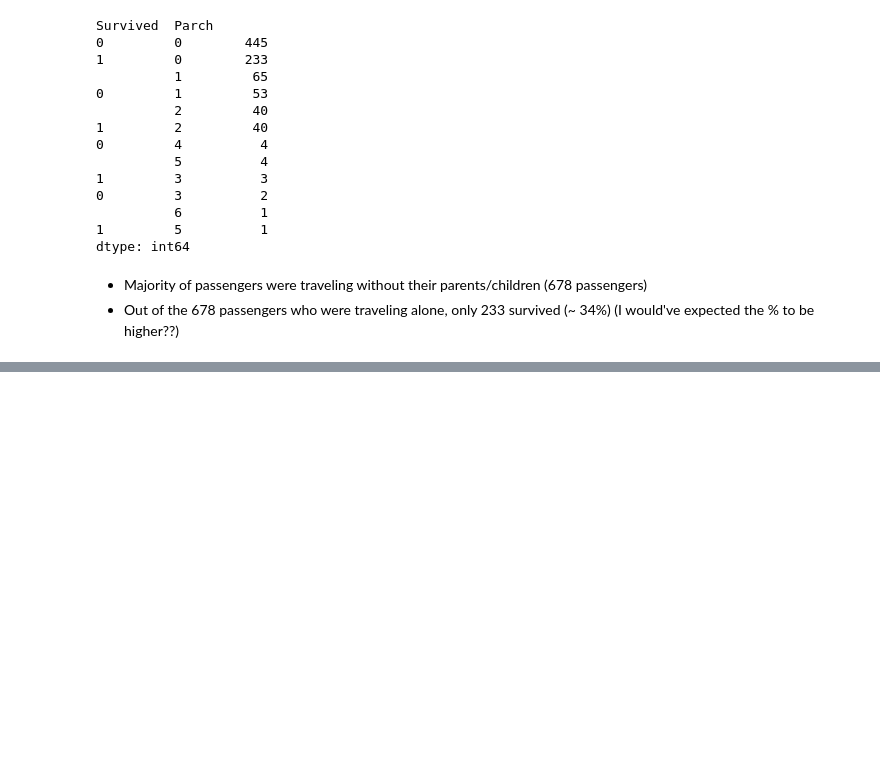
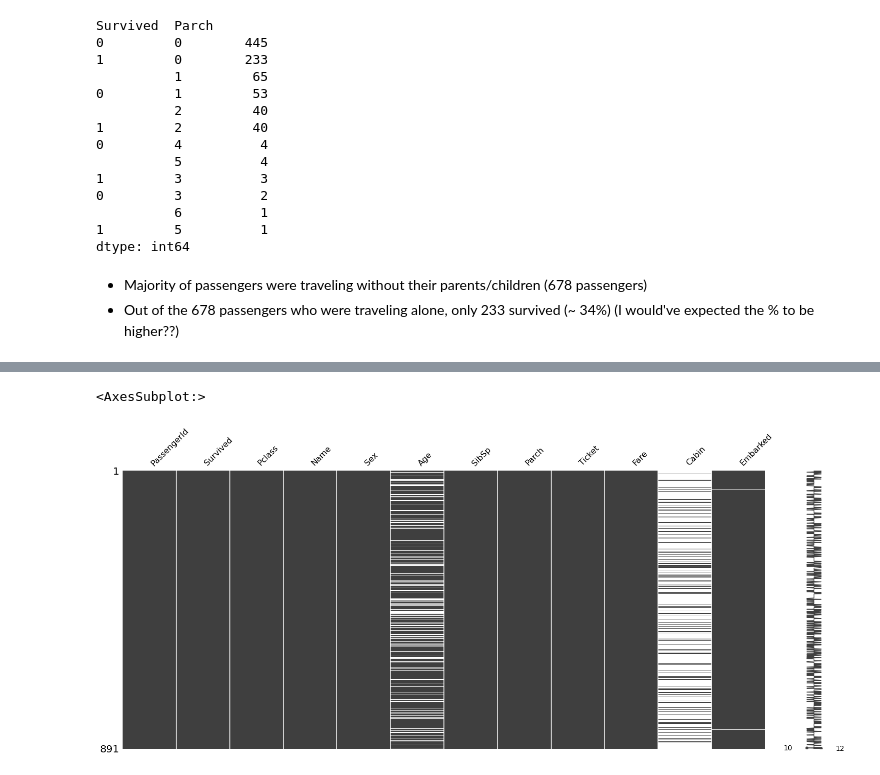
Before and after one commit to jay619/Kaggle-Competitions, a Jupyter notebook: 1-Titanic/titanic.ipynb, the cells around one changed output, grey strips where cells are left out. Drawn from its saved outputs; the diff is of its cells as text; code cells hidden in the pictures; blank space fills up the shorter version.

```diff
--- a/1-Titanic/titanic.ipynb
+++ b/1-Titanic/titanic.ipynb
@@ -191,0 +200,5 @@ from sklearn.naive_bayes import GaussianNB
+# %%
+miss.matrix(train)
+# %% [output]
+<AxesSubplot:>
+[figure, added]
```
Also changed, not shown: parts of 7 cells of this notebook.
